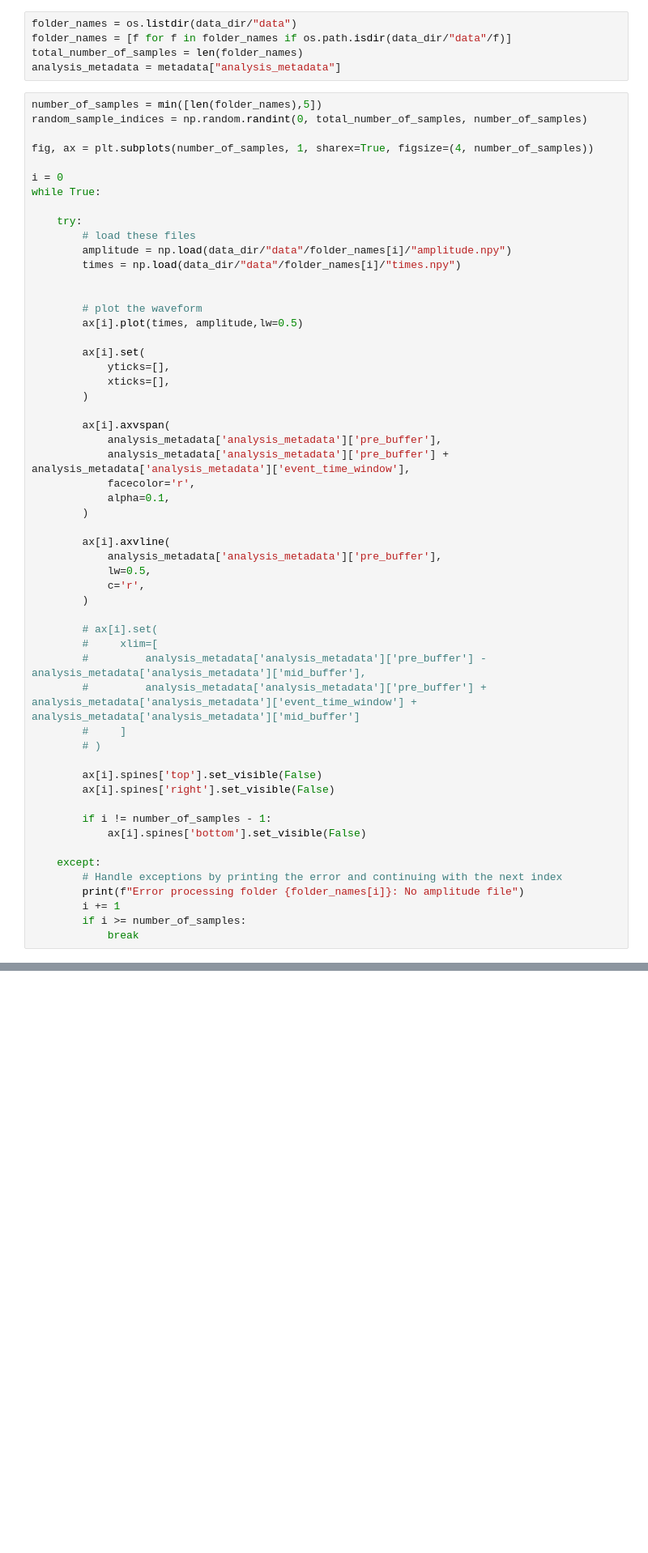
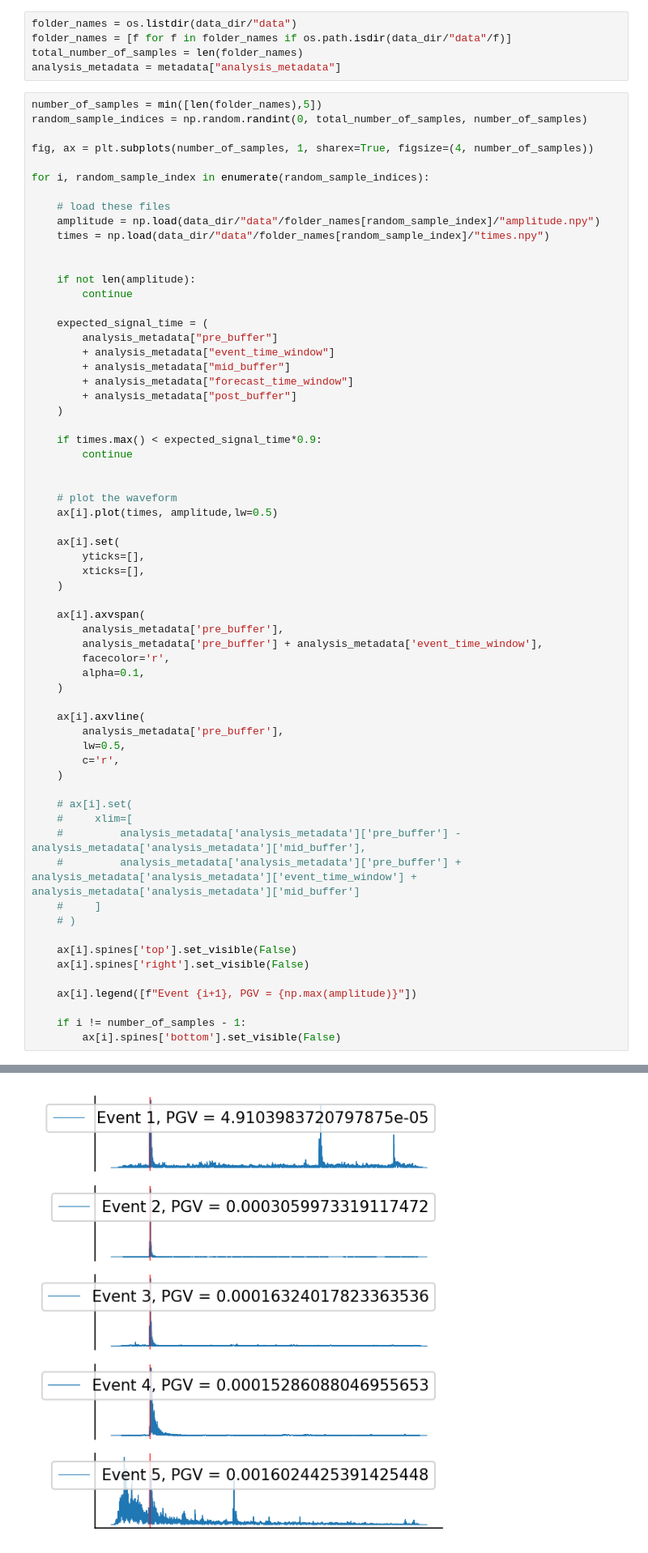
Before and after one commit to Ner-Ber/GroundMotion_QH, a Jupyter notebook: scripts/Kelian/load_data.ipynb, the cells around one changed output, grey strips where cells are left out. Shown: that part at 81% size. Saved outputs shown, nothing was run; the diff lists cells and outputs as text; blank space fills up the shorter version.

```diff
--- a/scripts/Kelian/load_data.ipynb
+++ b/scripts/Kelian/load_data.ipynb
@@ -53,53 +53,61 @@ random_sample_indices = np.random.randint(0, total_number_of_samples, number_of_
 
 fig, ax = plt.subplots(number_of_samples, 1, sharex=True, figsize=(4, number_of_samples))
 
-i = 0
-while True:
+for i, random_sample_index in enumerate(random_sample_indices):
 
-    try:
-        # load these files
-        amplitude = np.load(data_dir/"data"/folder_names[i]/"amplitude.npy")
-        times = np.load(data_dir/"data"/folder_names[i]/"times.npy")
+    # load these files
+    amplitude = np.load(data_dir/"data"/folder_names[random_sample_index]/"amplitude.npy")
+    times = np.load(data_dir/"data"/folder_names[random_sample_index]/"times.npy")
 
 
-        # plot the waveform
-        ax[i].plot(times, amplitude,lw=0.5)
+    if not len(amplitude):
+        continue
 
-        ax[i].set(
-            yticks=[],
-            xticks=[],
-        )
+    expected_signal_time = (
+        analysis_metadata["pre_buffer"]
+        + analysis_metadata["event_time_window"]
+        + analysis_metadata["mid_buffer"]
+        + analysis_metadata["forecast_time_window"]
+        + analysis_metadata["post_buffer"]
+    )
 
-        ax[i].axvspan(
-            analysis_metadata['analysis_metadata']['pre_buffer'],
-            analysis_metadata['analysis_metadata']['pre_buffer'] + analysis_metadata['analysis_metadata']['event_time_window'],
-            facecolor='r',
-            alpha=0.1,
-        )
+    if times.max() < expected_signal_time*0.9:
+        continue
 
-        ax[i].axvline(
-            analysis_metadata['analysis_metadata']['pre_buffer'],
-            lw=0.5,
-            c='r',
-        )
 
-        # ax[i].set(
-        #     xlim=[
-        #         analysis_metadata['analysis_metadata']['pre_buffer'] - analysis_metadata['analysis_metadata']['mid_buffer'],
-        #         analysis_metadata['analysis_metadata']['pre_buffer'] + analysis_metadata['analysis_metadata']['event_time_window'] + analysis_metadata['analysis_metadata']['mid_buffer']
-        #     ]
-        # )
+    # plot the waveform
+    ax[i].plot(times, amplitude,lw=0.5)
 
-        ax[i].spines['top'].set_visible(False)
-        ax[i].spines['right'].set_visible(False)
+    ax[i].set(
+        yticks=[],
+        xticks=[],
+    )
 
-        if i != number_of_samples - 1:
-            ax[i].spines['bottom'].set_visible(False)
+    ax[i].axvspan(
+        analysis_metadata['pre_buffer'],
+        analysis_metadata['pre_buffer'] + analysis_metadata['event_time_window'],
+        facecolor='r',
+        alpha=0.1,
+    )
 
-    except:
-        # Handle exceptions by printing the error and continuing with the next index
-        print(f"Error processing folder {folder_names[i]}: No amplitude file")
-        i += 1
-        if i >= number_of_samples:
-            break
+    ax[i].axvline(
+        analysis_metadata['pre_buffer'],
+        lw=0.5,
+        c='r',
+    )
+
+    # ax[i].set(
+    #     xlim=[
+    #         analysis_metadata['analysis_metadata']['pre_buffer'] - analysis_metadata['analysis_metadata']['mid_buffer'],
+    #         analysis_metadata['analysis_metadata']['pre_buffer'] + analysis_metadata['analysis_metadata']['event_time_window'] + analysis_metadata['analysis_metadata']['mid_buffer']
+    #     ]
+    # )
+
+    ax[i].spines['top'].set_visible(False)
+    ax[i].spines['right'].set_visible(False)
+
+    ax[i].legend([f"Event {i+1}, PGV = {np.max(amplitude)}"])
+
+    if i != number_of_samples - 1:
+        ax[i].spines['bottom'].set_visible(False)
 # %% [output]
@@ -107 +114,2 @@ Error processing folder 1999-10-16_10-57-08: No amplitude file
+[figure, added]
 # %%
```
Also changed, not shown: parts of 11 cells of this notebook.
